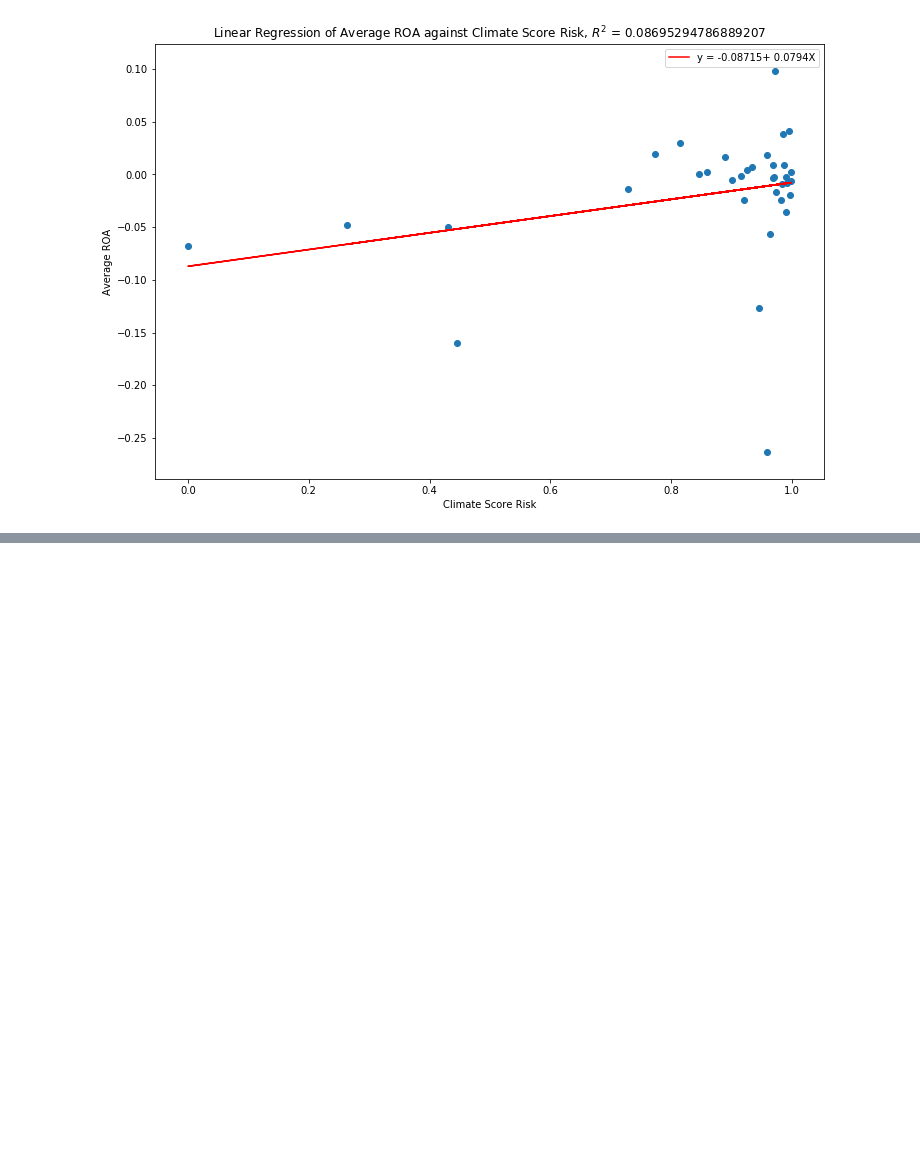
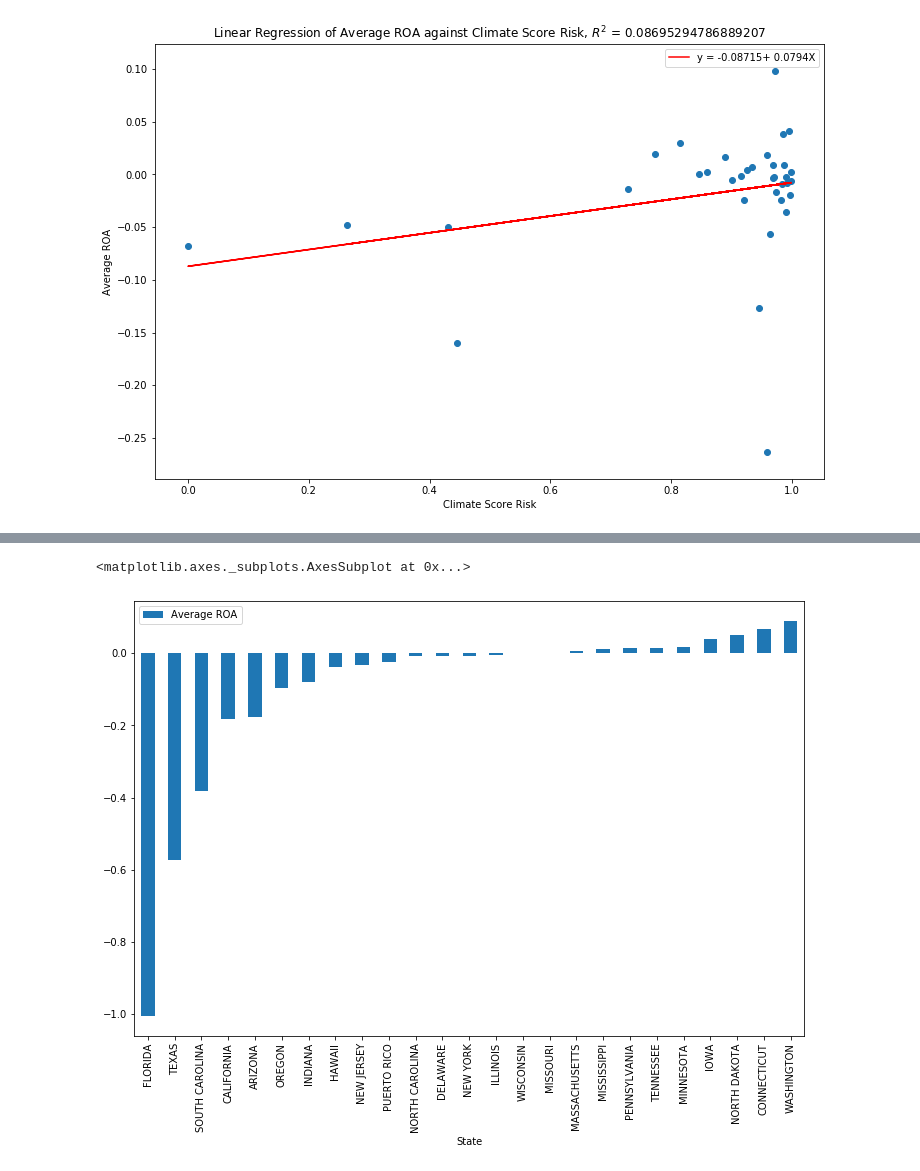
Before and after one commit to allanbellahsene/THESIS, a Jupyter notebook: CODE/Performance&ClimateRisks.ipynb, the cells around one changed output, grey strips where cells are left out. Saved outputs shown, nothing was run; the diff lists cells and outputs as text; code cells hidden in the pictures; blank space fills up the shorter version.

```diff
--- a/CODE/Performance&ClimateRisks.ipynb
+++ b/CODE/Performance&ClimateRisks.ipynb
@@ -524,0 +582,10 @@ Kendall Correlation             -0.074224
+# %%
+ranking_=ranking(fin_data=data, climate_data=STORMS, method='Average', start_year='1996', end_year='2019', sector_name='Agriculture', sector_naics='11')
+# %%
+import matplotlib.pyplot as plt
+x = ranking_['Average ROA'].values
+condition = ranking_['Climate Score Risk'].median()
+mask1 =
+# %% [output]
+<matplotlib.axes._subplots.AxesSubplot at 0x...>
+[figure, added]
```
Also changed, not shown: parts of 8 cells of this notebook.
